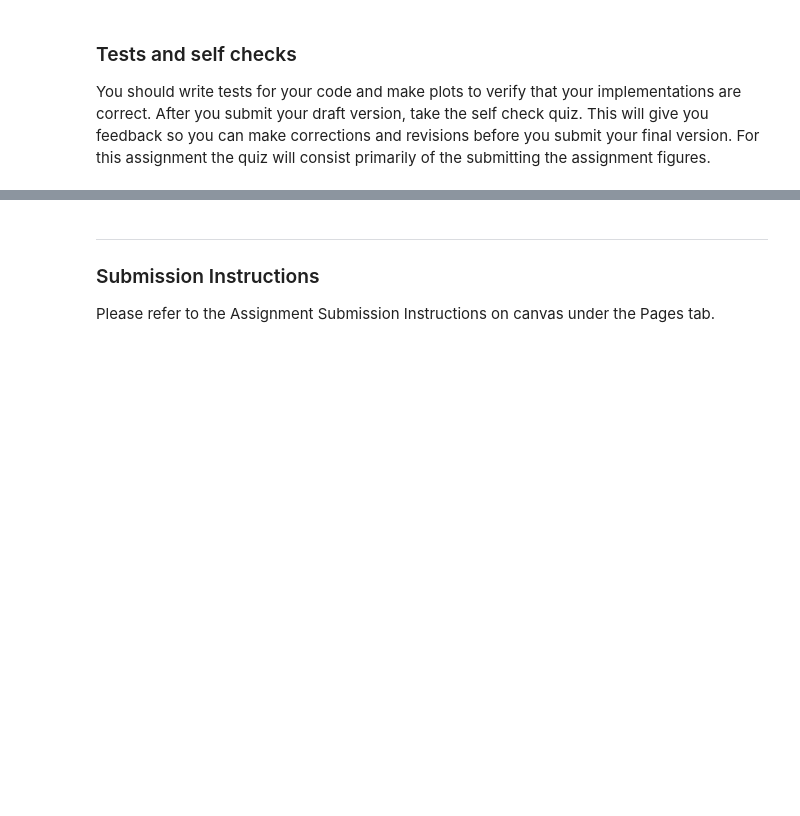
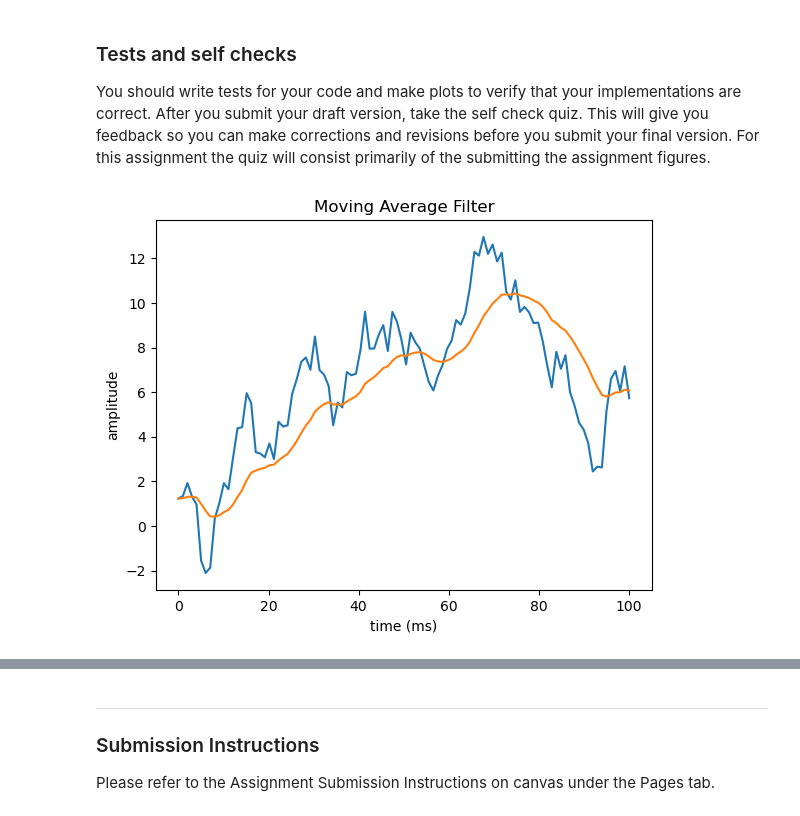
Before and after one commit to sakinkirti/CSDS364, a Jupyter notebook: A3b/A3b-sak207.ipynb, the cells around one changed output, grey strips where cells are left out. Saved outputs shown, nothing was run; the diff lists cells and outputs as text; code cells hidden in the pictures; blank space fills up the shorter version.

```diff
--- a/A3b/A3b-sak207.ipynb
+++ b/A3b/A3b-sak207.ipynb
@@ -747,3 +748,23 @@ plt.show()
 ### Tests and self checks
 
 You should write tests for your code and make plots to verify that your implementations are correct.  After you submit your draft version, take the self check quiz.  This will give you feedback so you can make corrections and revisions before you submit your final version.  For this assignment the quiz will consist primarily of the submitting the assignment figures.
+# %%
+# Q2 - Show a plot of an input that is a 100 ms random process generated with a sigma of 1.0
+# and the output of a moving average filter using a lambda of 0.9.  Overlay the output on the input.
+
+# generate rand process
+T = np.linspace(0, 100, 100)
+I = randprocess(100, 1)
+
+# movingavg filter
+O = movingavg(I, lam=0.9)
+
+# plot
+plt.plot(T, I, label="signal")
+plt.plot(T, O, label="movingavg filter: lambda=0.9")
+plt.title("Moving Average Filter")
+plt.ylabel("amplitude")
+plt.xlabel("time (ms)")
+plt.show()
+# %% [output]
+[figure, added]
```
Also changed, not shown: parts of 9 cells of this notebook, 1 other file.
